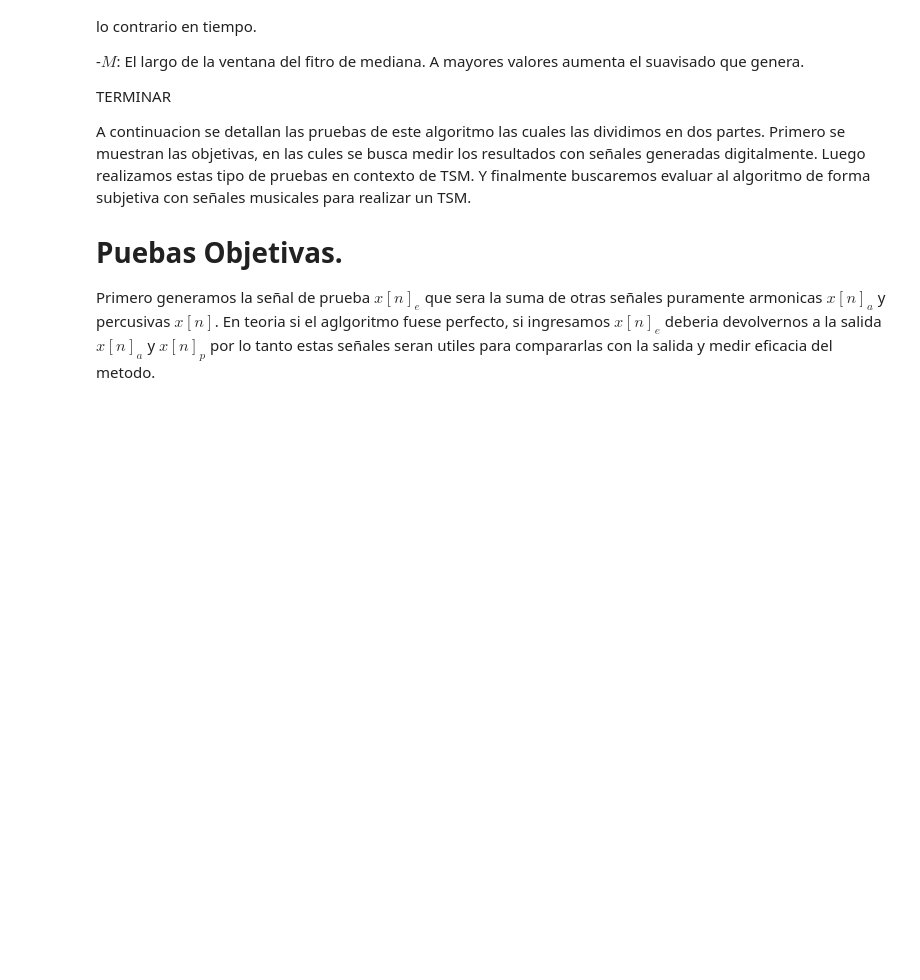
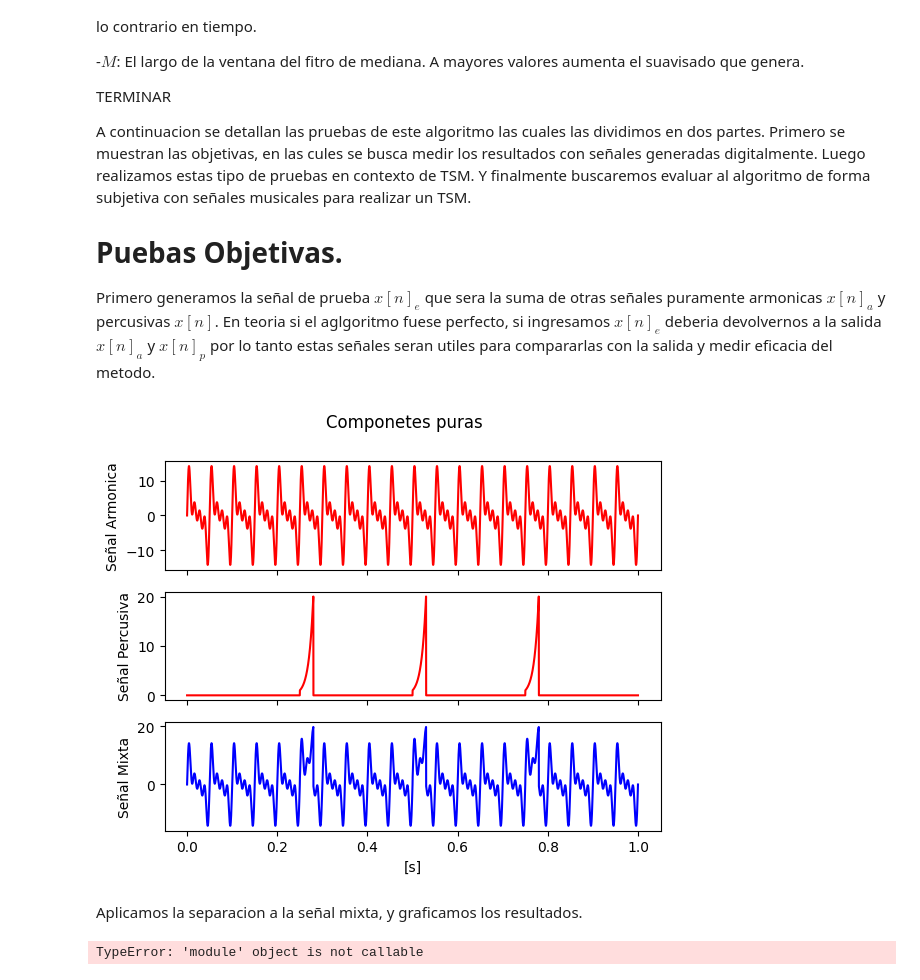
Before and after one commit to MatiasDiBernardo/TSM_Toolkit, a Jupyter notebook: hps_Test.ipynb, the cells around one changed output. Cells and saved outputs as stored; diff of their text form; code cells hidden in the pictures; blank space fills up the shorter version.

```diff
--- a/hps_Test.ipynb
+++ b/hps_Test.ipynb
@@ -24,3 +25,46 @@ Y finalmente buscaremos evaluar al algoritmo de forma subjetiva con señales mus
 # Puebas Objetivas.
 
 Primero generamos la señal de prueba $x[n]_e$ que sera la suma de otras señales puramente armonicas $x[n]_a$ y percusivas $x[n]$. En teoria si el aglgoritmo fuese perfecto, si ingresamos $x[n]_e$ deberia devolvernos a la salida $x[n]_a$ y $x[n]_p$ por lo tanto estas señales seran utiles para compararlas con la salida y medir eficacia del metodo.
+# %%
+fs = 44100
+D = 1 #Duracion en segundos
+x_h = harmonic(4, 20,fs,5) #Por defecto la duracion es de 1s
+x_p = impulses(3,44100,20, 30) # Tres impulsos de 30ms
+x = x_p + x_h
+t = np.linspace(0,D,fs*D)
+
+#Graficamos cada señal
+fig, (ax1, ax2, ax3) = plt.subplots(3, sharex=True)
+ax1.plot(t, x_h, c='red')
+ax2.plot(t, x_p, c='red')
+ax3.plot(t, x, c = 'blue')
+
+ax1.set_ylabel('Señal Armonica')
+ax2.set_ylabel('Señal Percusiva')
+ax3.set_ylabel('Señal Mixta')
+ax3.set_xlabel('[s]')
+
+fig.suptitle('Componetes puras')
+plt.show()
+# %% [output]
+[figure, added]
+# %% [markdown]
+Aplicamos la separacion a la señal mixta, y graficamos los resultados.
+# %%
+
+N = 2**10
+M = 17
+
+y_p ,y_h = hps(x,N,M)
+
+fig, (ax1, ax2, ax3) = plt.subplots(3, sharex=True)
+ax1.plot(t, y_h, c='red')
+ax2.plot(t, y_p, c='red')
+ax3.plot(t, x, c='blue')
+
+ax1.set_ylabel('Señal Armonica')
+ax2.set_ylabel('Señal Percusiva')
+ax3.set_ylabel('Señal Mixta')
+ax3.set_xlabel('[s]')
+# %% [output]
+TypeError: 'module' object is not callable
```
Also changed, not shown: parts of 1 cell of this notebook, 3 other files.
